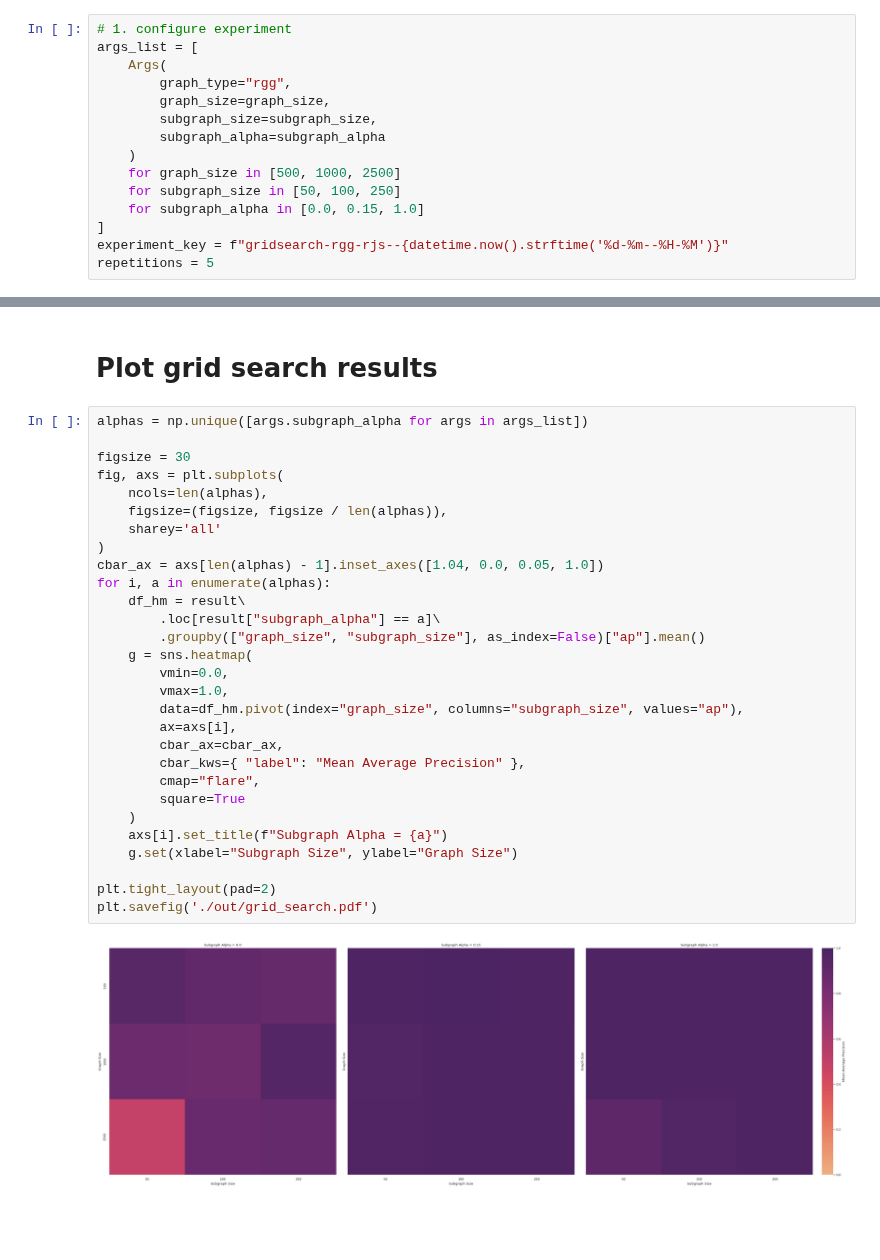
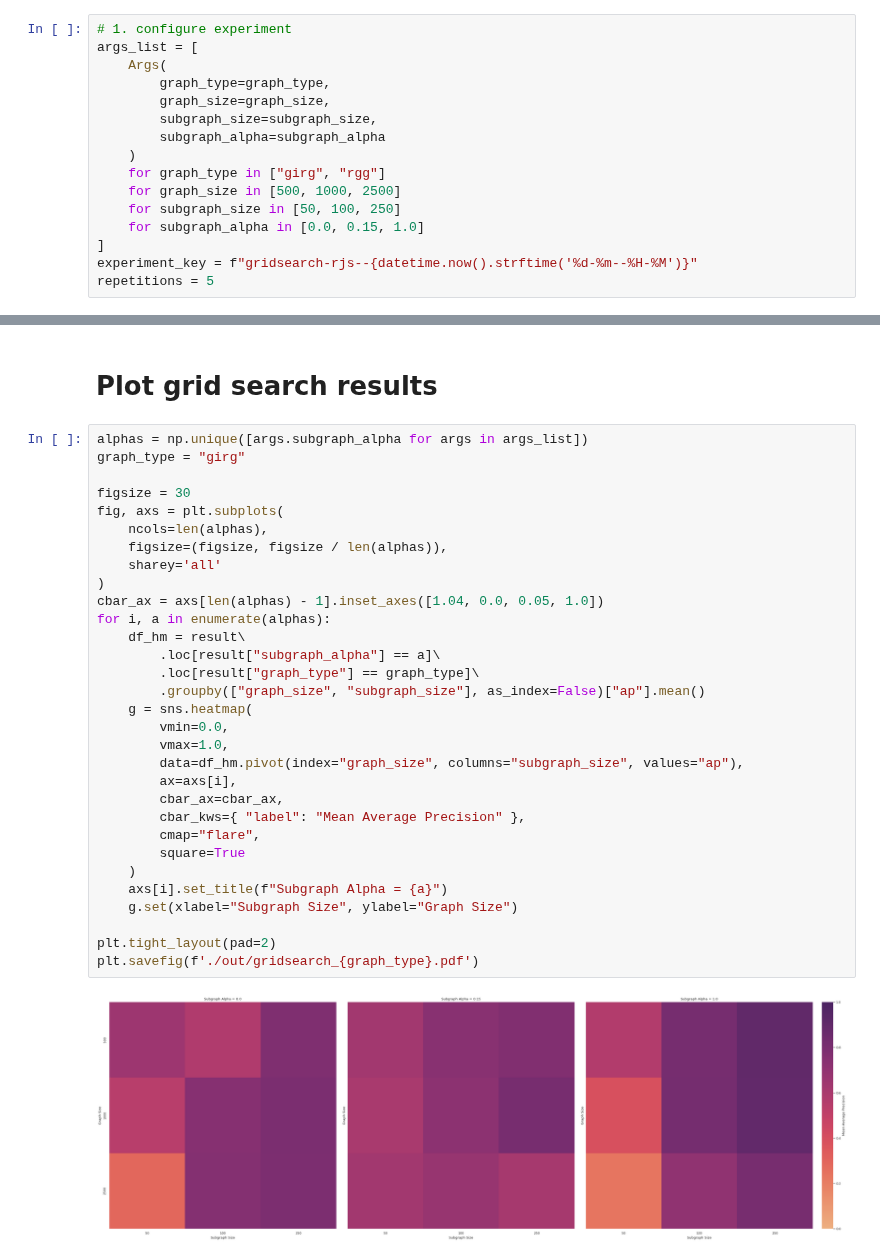
Before and after one commit to HydrofinLoewenherz/embedding-eval-framework, a Jupyter notebook: notebooks/gridsearch.ipynb, the cells around one changed output, grey strips where cells are left out. Cells and saved outputs as stored; diff of their text form; blank space fills up the shorter version.

Commit message:
run subsampling and gridsearch tests

```diff
--- a/notebooks/gridsearch.ipynb
+++ b/notebooks/gridsearch.ipynb
@@ -53,16 +57,17 @@ result.to_csv(os.path.join(path, "./out/saved.csv.zip"), index=False, compressio
 # 1. configure experiment
 args_list = [
     Args(
-        graph_type="rgg",
+        graph_type=graph_type,
         graph_size=graph_size,
         subgraph_size=subgraph_size,
         subgraph_alpha=subgraph_alpha
     )
+    for graph_type in ["girg", "rgg"]
     for graph_size in [500, 1000, 2500]
     for subgraph_size in [50, 100, 250]
     for subgraph_alpha in [0.0, 0.15, 1.0]
 ]
-experiment_key = f"gridsearch-rgg-rjs--{datetime.now().strftime('%d-%m--%H-%M')}"
+experiment_key = f"gridsearch-rjs--{datetime.now().strftime('%d-%m--%H-%M')}"
 repetitions = 5
 # %%
 # 2. define how to evaluate
@@ -111,32 +116,34 @@ for args, rep in tqdm([
 # Plot grid search results
 # %%
 alphas = np.unique([args.subgraph_alpha for args in args_list])
+graph_type = "girg"
 
 figsize = 30
 fig, axs = plt.subplots(
     ncols=len(alphas),
     figsize=(figsize, figsize / len(alphas)),
     sharey='all'
 )
 cbar_ax = axs[len(alphas) - 1].inset_axes([1.04, 0.0, 0.05, 1.0])
 for i, a in enumerate(alphas):
     df_hm = result\
         .loc[result["subgraph_alpha"] == a]\
+        .loc[result["graph_type"] == graph_type]\
         .groupby(["graph_size", "subgraph_size"], as_index=False)["ap"].mean()
     g = sns.heatmap(
         vmin=0.0,
         vmax=1.0,
         data=df_hm.pivot(index="graph_size", columns="subgraph_size", values="ap"),
         ax=axs[i],
         cbar_ax=cbar_ax,
         cbar_kws={ "label": "Mean Average Precision" },
         cmap="flare",
         square=True
     )
     axs[i].set_title(f"Subgraph Alpha = {a}")
     g.set(xlabel="Subgraph Size", ylabel="Graph Size")
 
 plt.tight_layout(pad=2)
-plt.savefig('./out/grid_search.pdf')
+plt.savefig(f'./out/gridsearch_{graph_type}.pdf')
 # %% [output]
-[figure, old version]
+[figure, new version]
```
Also changed, not shown: parts of 2 cells of this notebook, 13 other files.
